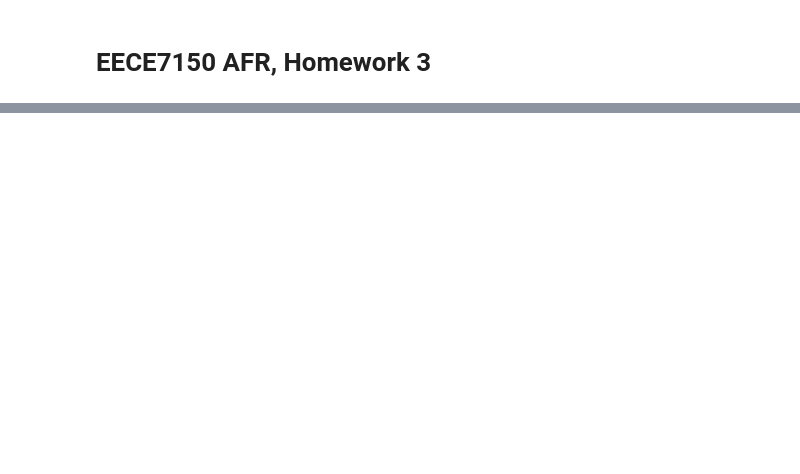
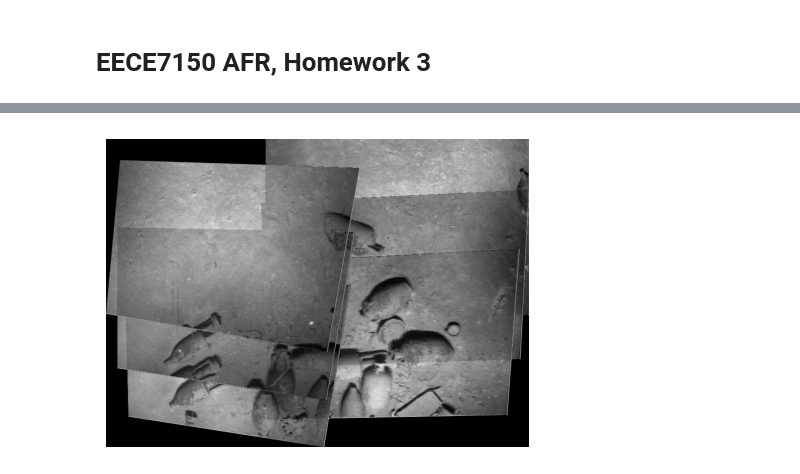
Before and after one commit to anway0904/autonomous_field_robotics, a Jupyter notebook: HW3_factor_graphs/HW3.ipynb, the cells around one changed output, grey strips where cells are left out. Cells and saved outputs as stored; diff of their text form; code cells hidden in the pictures; blank space fills up the shorter version.

```diff
--- a/HW3_factor_graphs/HW3.ipynb
+++ b/HW3_factor_graphs/HW3.ipynb
@@ -120,0 +48,8 @@ plt.imshow(cv2.warpPerspective(mosaic.mosaic_imgs_gray[-2], T@H, (int(max_x-min_
+# %%
+min_x, min_y, max_x, max_y = mosaic.calculate_min_max_coordinates(homographies_temporal)
+warped_images = mosaic.warp_images(homographies_temporal, min_x, min_y, max_x, max_y)
+
+for i in range(mosaic.num_imgs_mosaic):
+    plt.figure()
+    plt.imshow(warped_images[i], cmap="gray")
+    plt.axis("off")
@@ -120,0 +63,25 @@ plt.imshow(cv2.warpPerspective(mosaic.mosaic_imgs_gray[-2], T@H, (int(max_x-min_
+# %%
+panorama = np.zeros_like(warped_images[0])
+canvas_mask = np.copy(panorama)
+alpha = 0.2
+
+plt.figure(figsize=(12, 4))
+
+for i in range(len(warped_images)):
+    transformed_corners = mosaic.transform_img_corners(homographies_temporal[i])
+    warp_mask = np.zeros_like(warped_images[0])
+    cv2.fillPoly(warp_mask, [transformed_corners.astype(int)], (255, 255, 255))
+
+    overlap_mask = cv2.bitwise_and(warp_mask, canvas_mask)
+    not_overlap_mask = cv2.bitwise_not(overlap_mask)
+    overlap_idx = np.where(overlap_mask>0)
+
+    panorama = cv2.bitwise_or(panorama, warped_images[i], mask=not_overlap_mask[:,:,0])
+    panorama[overlap_idx] = (alpha)*panorama[overlap_idx] + (1-alpha)*warped_images[i][overlap_idx]
+    canvas_mask = cv2.bitwise_or(canvas_mask, warp_mask)
+
+plt.imshow(panorama)
+plt.axis('off')
+plt.show()
+# %% [output]
+[figure, added]
```
Also changed, not shown: parts of 13 cells of this notebook, 4 other files.
